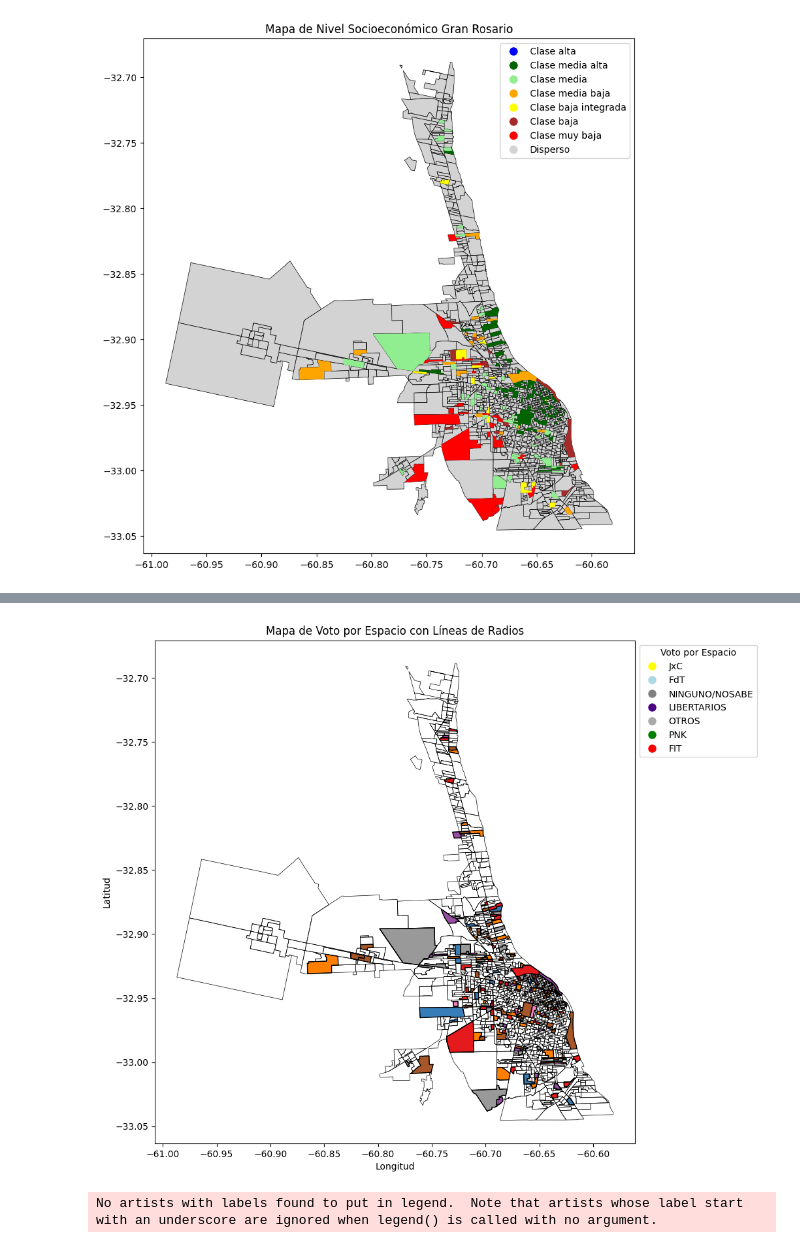
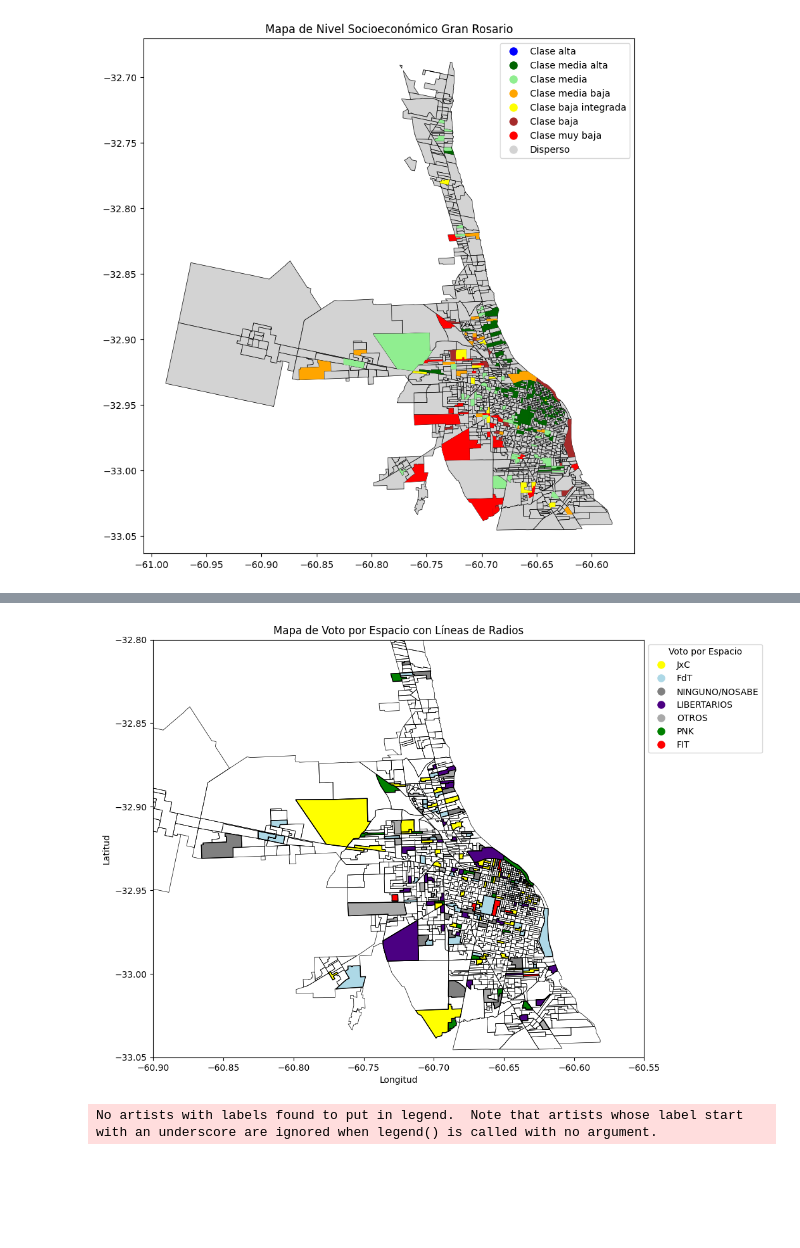
Before and after one commit to imascarenho/Metodo_OP, a Jupyter notebook: TP Final/TP_Final.ipynb, the cells around one changed output, grey strips where cells are left out. Saved outputs shown, nothing was run; the diff lists cells and outputs as text; code cells hidden in the pictures; blank space fills up the shorter version.

Commit message:
Detalles mapa

```diff
--- a/TP Final/TP_Final.ipynb
+++ b/TP Final/TP_Final.ipynb
@@ -1155,38 +1234,55 @@ colores = {
     'FdT': 'lightblue',
     'NINGUNO/NOSABE': 'grey',
     'LIBERTARIOS': '#4B0082',
     'OTROS': 'darkgrey',
     'PNK': 'green',
     'FIT': 'red'
 }
 
+mapa_radios = gpd.read_file('./Mapas/Estratificación de radios censales - Gran Rosario.shp')
+puntos_rosario = pd.read_excel('./Rosario F.xlsx')
+
+puntos_rosario['RADIO'] = pd.to_numeric(puntos_rosario['RADIO'], errors='coerce')  # Convertir 'RADIO' a numérico
+mapa_radios['REDCODE_1'] = pd.to_numeric(mapa_radios['REDCODE_1'], errors='coerce')  # Convertir 'REDCODE_1' a numérico
+
+# Realizar el merge
+gdf_puntos = puntos_rosario.merge(mapa_radios[['REDCODE_1', 'geometry']],
+                                  left_on='RADIO',
+                                  right_on='REDCODE_1',
+                                  how='inner')
+
+gdf_puntos = gpd.GeoDataFrame(gdf_puntos, geometry='geometry', crs=mapa_radios.crs)
+
 if 'INT DE VOTO X ESPACIO' in gdf_puntos.columns:
     # Crear una nueva columna de color en función de 'INT DE VOTO X ESPACIO'
     gdf_puntos['color'] = gdf_puntos['INT DE VOTO X ESPACIO'].map(colores)
 
     fig, ax = plt.subplots(figsize=(10, 10))
 
-    gdf_puntos.plot(column='color', ax=ax, legend=False,
-                    edgecolor='black', cmap='Set1')
+    # Usar la columna 'color' directamente para el parámetro 'color' en lugar de 'column'
+    gdf_puntos.plot(ax=ax, color=gdf_puntos['color'], edgecolor='black')
 
-    mapa_radios.plot(ax=ax, edgecolor='black', linewidth=0.5, color='none')  # Lineas de los radios
+    # Dibujar el mapa de los radios
+    mapa_radios.plot(ax=ax, edgecolor='black', linewidth=0.5, color='none')  # Líneas de los radios
 
     # Crear manualmente la leyenda con las etiquetas correspondientes
     handles = [plt.Line2D([0], [0], marker='o', color='w', markerfacecolor=color, markersize=10)
                for color in colores.values()]
     labels = [key for key in colores.keys()]
 
     ax.legend(handles=handles, labels=labels, title='Voto por Espacio', bbox_to_anchor=(1, 1), loc='upper left')
-
+    ax.set_ylim(-33.05, -32.8)
+    ax.set_xlim(-60.9, -60.55)
     ax.set_title('Mapa de Voto por Espacio con Líneas de Radios')
     ax.set_xlabel('Longitud')
     ax.set_ylabel('Latitud')
 
+    # Guardar el mapa como un archivo GeoJSON
     gdf_puntos.to_file('./Mapas/mapa_voto_por_espacio_con_lineas.geojson', driver='GeoJSON')
 else:
     print("La columna 'INT DE VOTO X ESPACIO' no se encuentra en el GeoDataFrame.")
 # %% [output]
-[figure, old version]
+[figure, new version]
 # %%
 import geopandas as gpd
 import pandas as pd
```
Also changed, not shown: parts of 15 cells of this notebook, 3 other files.
